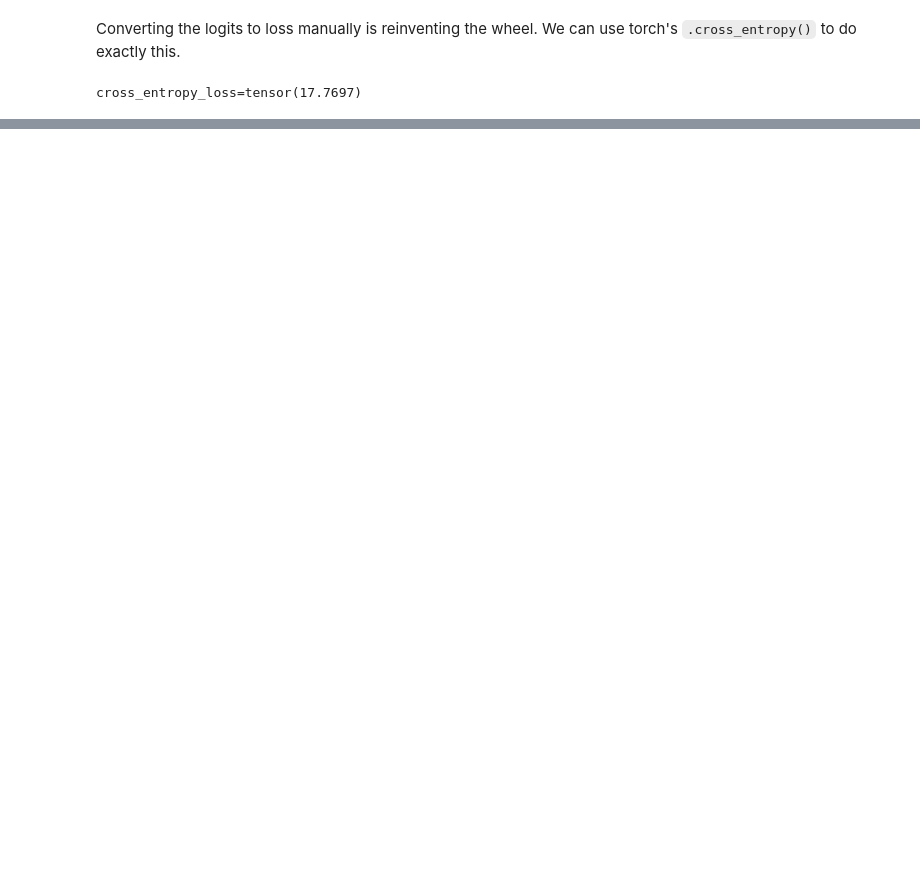
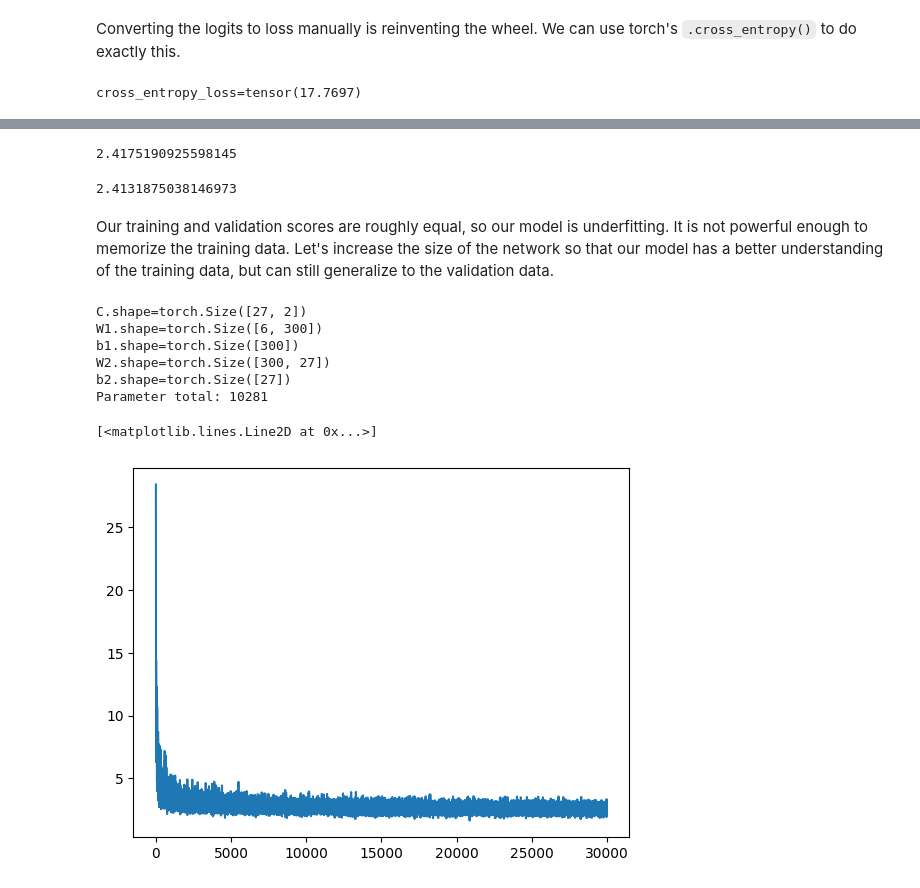
Before and after one commit to zdravoj/neural-network-foundations, a Jupyter notebook: makemore_clone/makemore_nb_pt2.ipynb, the cells around one changed output, grey strips where cells are left out. Cells and saved outputs as stored; diff of their text form; code cells hidden in the pictures; blank space fills up the shorter version.

```diff
--- a/makemore_clone/makemore_nb_pt2.ipynb
+++ b/makemore_clone/makemore_nb_pt2.ipynb
@@ -234,0 +304,78 @@ loss=tensor(3.3561, grad_fn=<NllLossBackward0>)
+# %%
+# training
+emb = C[Xtr]
+l1 = torch.tanh(emb.view(-1, char_dim*block_size) @ W1 + b1)
+logits = l1 @ W2 + b2
+loss = F.cross_entropy(logits, Ytr)
+print(loss.item())
+# %% [output]
+2.4175190925598145
+# %%
+# validation
+emb = C[Xdev]
+l1 = torch.tanh(emb.view(-1, char_dim*block_size) @ W1 + b1)
+logits = l1 @ W2 + b2
+loss = F.cross_entropy(logits, Ydev)
+print(loss.item())
+# %% [output]
+2.4131875038146973
+# %% [markdown]
+Our training and validation scores are roughly equal, so our model is underfitting. It is not powerful enough to memorize the training data. Let's increase the size of the network so that our model has a better understanding of the training data, but can still generalize to the validation data.
+# %%
+# increasing size of model
+
+layer1_size = 300
+
+C = torch.randn((char_total, char_dim), generator=g)
+W1 = torch.randn((char_dim*block_size, layer1_size), generator=g)
+b1 = torch.randn(layer1_size, generator=g)
+W2 = torch.randn((layer1_size, char_total), generator=g)
+b2 = torch.randn(char_total, generator=g)
+parameters = [C, W1, b1, W2, b2]
+print(f'{C.shape=}')
+print(f'{W1.shape=}')
+print(f'{b1.shape=}')
+print(f'{W2.shape=}')
+print(f'{b2.shape=}')
+print('Parameter total:', sum(p.nelement() for p in parameters))
+for p in parameters:
+    p.requires_grad = True
+# %% [output]
+C.shape=torch.Size([27, 2])
+W1.shape=torch.Size([6, 300])
+b1.shape=torch.Size([300])
+W2.shape=torch.Size([300, 27])
+b2.shape=torch.Size([27])
+Parameter total: 10281
+# %%
+# lri = []
+lossi = []
+stepi = []
+lr = 0.01
+for i in range(30000):
+    # construct minibatch
+    ix = torch.randint(0, Xtr.shape[0], (batch_size,))
+
+    # forward pass
+    emb = C[Xtr[ix]]
+    l1 = torch.tanh(emb.view(-1, char_dim*block_size) @ W1 + b1)
+    logits = l1 @ W2 + b2
+    loss = F.cross_entropy(logits, Ytr[ix])
+    # backward pass
+    for p in parameters:
+        p.grad = None
+    loss.backward()
+    # update
+    # lr = lrs[i]
+    for p in parameters:
+        p.data += -lr * p.grad
+    # track stats
+    # lri.append(lre[i])
+    stepi.append(i)
+    lossi.append(loss.item())
+#print(f'{loss.item()=}')
+# %%
+plt.plot(stepi, lossi)
+# %% [output]
+[<matplotlib.lines.Line2D at 0x...>]
+[figure, added]
```
Also changed, not shown: parts of 24 cells of this notebook.
